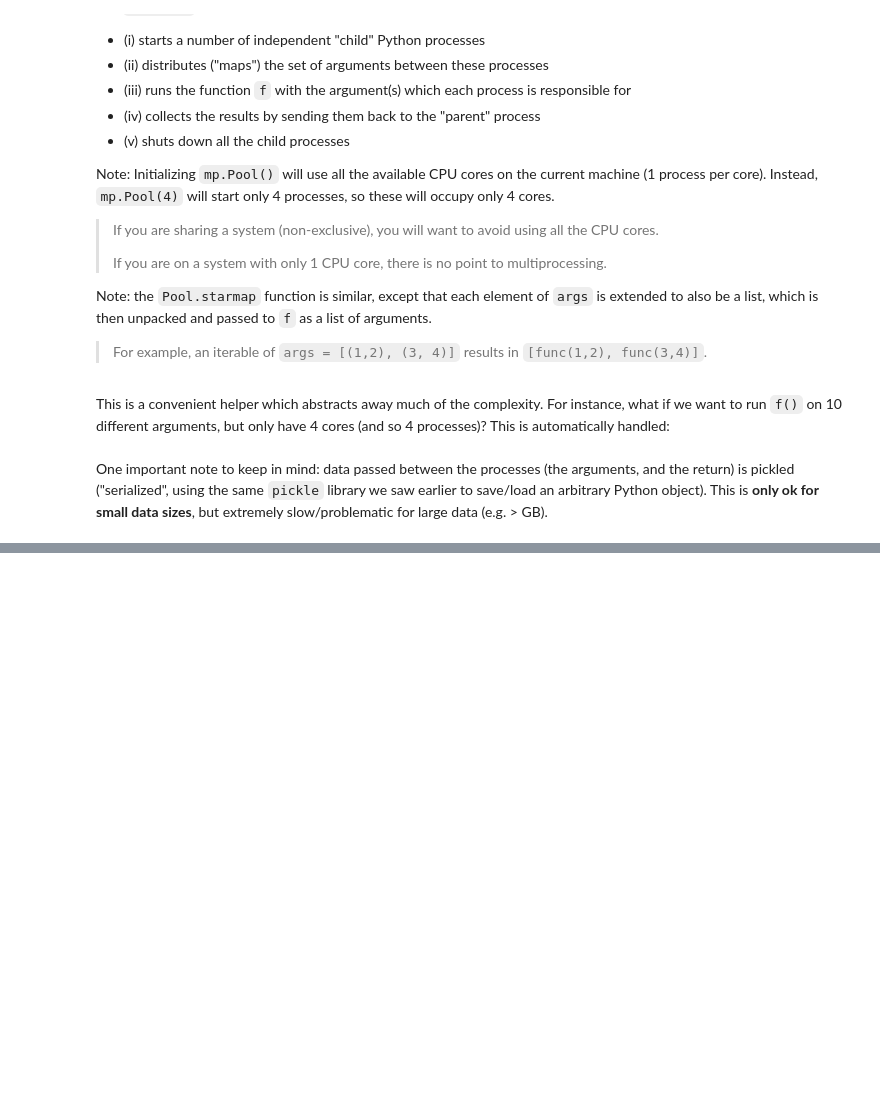
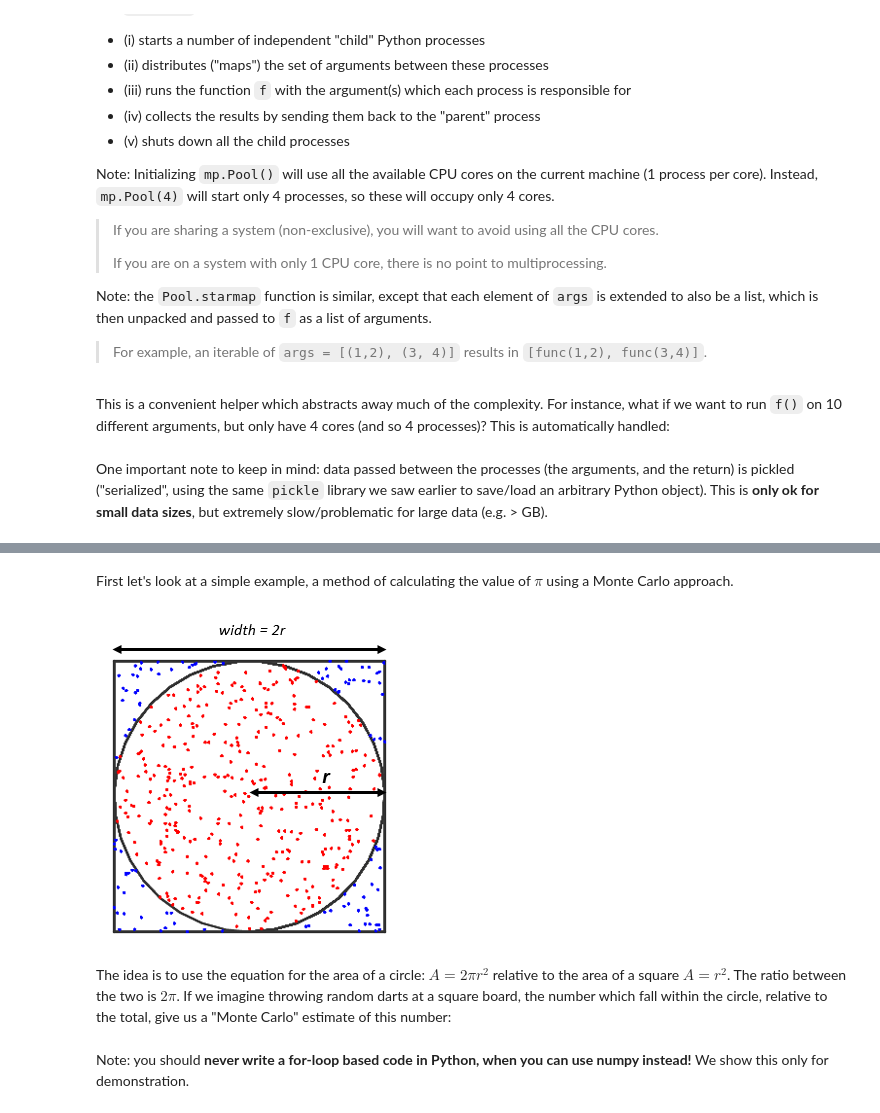
Before and after one commit to nelson-group/pycourse, a Jupyter notebook: day_5.ipynb, the cells around one changed output, grey strips where cells are left out. Cells and saved outputs as stored; diff of their text form; code cells hidden in the pictures; blank space fills up the shorter version.

```diff
--- a/day_5.ipynb
+++ b/day_5.ipynb
@@ -105,0 +401,9 @@ print(f'Took {time.time() - start_time:.2f} seconds.')
+# %% [markdown]
+First let's look at a simple example, a method of calculating the value of $\pi$ using a Monte Carlo approach.
+# %%
+from IPython import display
+display.Image("images/day5_mc_pi.png")
+# %% [output]
+[figure, added]
+# %% [markdown]
+The idea is to use the equation for the area of a circle: $A = 2 \pi r^2$ relative to the area of a square $A = r^2$. The ratio between the two is $2 \pi$. If we imagine throwing random darts at a square board, the number which fall within the circle, relative to the total, give us a "Monte Carlo" estimate of this number:
@@ -105,0 +421,2 @@ print(f'Took {time.time() - start_time:.2f} seconds.')
+# %% [markdown]
+Note: you should **never write a for-loop based code in Python, when you can use numpy instead!** We show this only for demonstration.
```
Also changed, not shown: parts of 97 cells of this notebook, 3 other files.
